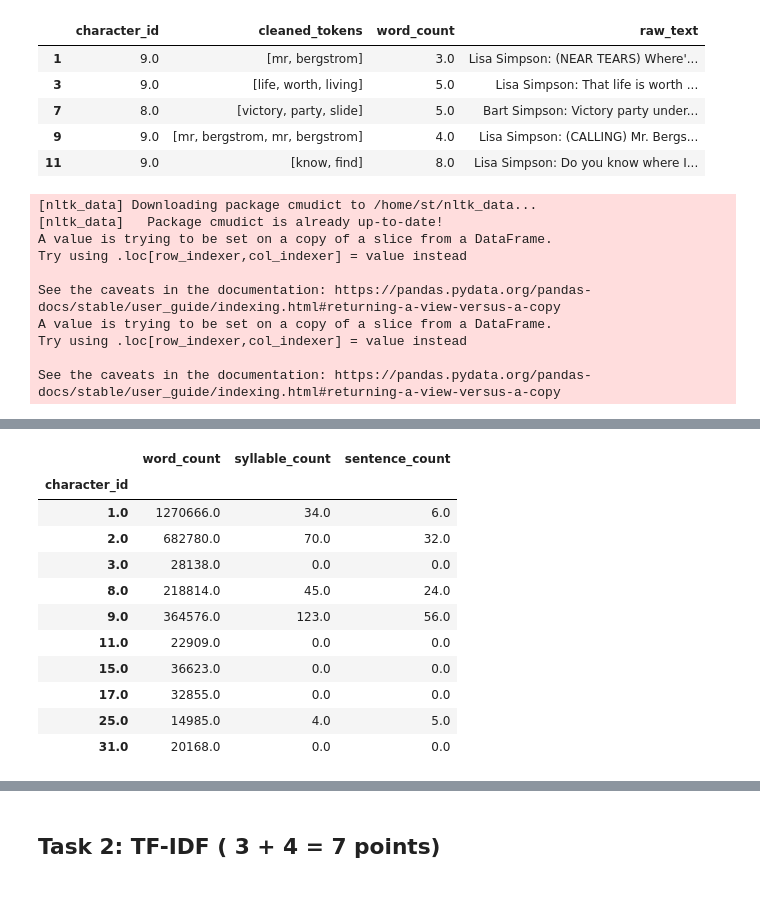
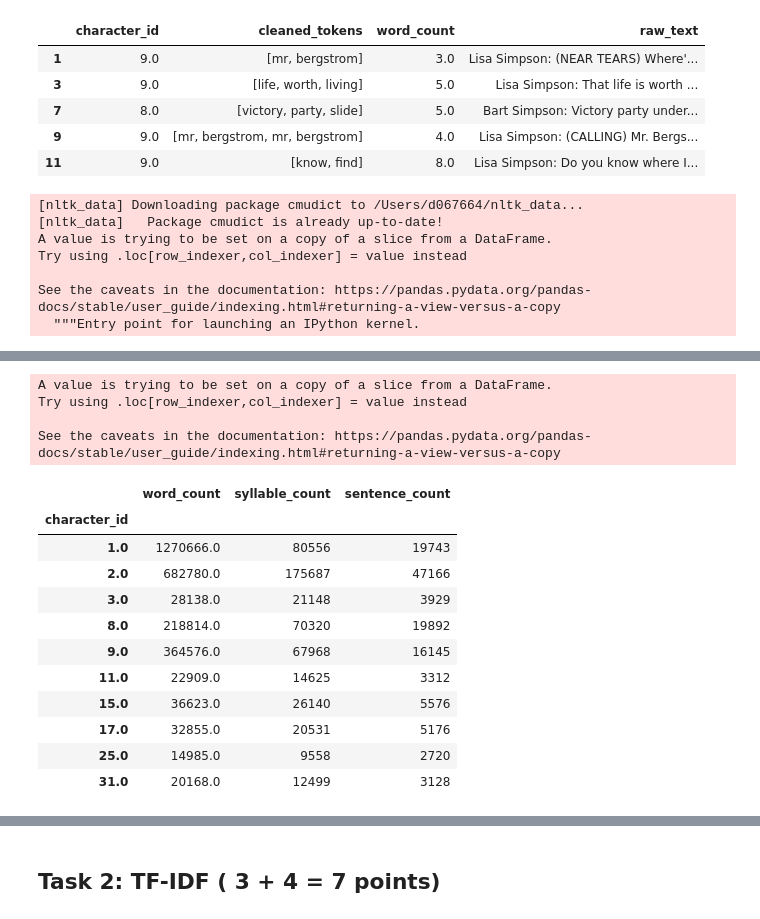
Before and after one commit to fidsusj/HateSpeechDetection, a Jupyter notebook: assignments/2/ITA_assignment_2.ipynb, the cells around one changed output, grey strips where cells are left out. Cells and saved outputs as stored; diff of their text form; code cells hidden in the pictures.

```diff
--- a/assignments/2/ITA_assignment_2.ipynb
+++ b/assignments/2/ITA_assignment_2.ipynb
@@ -378,47 +384,39 @@ df_script_top_ten_final.head()
 import nltk
 nltk.download('cmudict')
 from nltk.corpus import cmudict
-phoneme_dict = dict(cmudict.entries())
 nlp = spacy.load("en_core_web_sm", disable=["tagger", "parser", "ner"]) # load the same spacy model again, with tagger, parser and ner disabled.
 nlp.add_pipe(nlp.create_pipe('sentencizer'))
 
+phoneme_dict = cmudict.dict()
 def syllable_counter(word):
-    count = 0
-    phones = cmudict.dict().get(word)
-    if phones:
-        phones0 = phones[0]
-        count = len([p for p in phones0 if p[-1].isdigit()])
-    #else:
-    #    print("Word not found in cmudict")
-    return count
+    if word.lower() in d:
+        return [len(list(y for y in x if y[-1].isdigit())) for x in phoneme_dict[word.lower()]][0]
+    else:
+        return 0
 
 def total_sylls(tokens):
-    ### function to use with apply method, to count the total number of syllable in line of a script
+    ### function to count the total number of syllable in line of a script
     syllables = []
     for token in tokens:
         syllables.append(syllable_counter(token))
     return sum(syllables)
 
 def sentence_count(raw_text):
-    ### function to use with apply method, to count the total number of sentences in line of a script
+    ### function to count the total number of sentences in line of a script
     doc = nlp(raw_text)
     return len(list(doc.sents))
 
-# TODO: remove [:2] and improve performance
-df_script_top_ten['syllable_count'] = df_script_top_ten["cleaned_tokens"][:50].apply(lambda cell: total_sylls(cell))
-df_script_top_ten['sentence_count'] = df_script_top_ten["raw_text"][:50].apply(lambda cell: sentence_count(cell))
+%timeit df_script_top_ten['syllable_count'] = [total_sylls(cell) for cell in df_script_top_ten["cleaned_tokens"]]
+df_script_top_ten['sentence_count'] = [sentence_count(cell) for cell in df_script_top_ten["raw_text"]]
 #df_script_top_ten.head()
 top_characters_counts = df_script_top_ten.groupby('character_id').agg('sum') ## use aggragations to find the word_count, syllable_count and sentence_count per person
 top_characters_counts = top_characters_counts[["word_count", "syllable_count", "sentence_count"]]
 top_characters_counts.head(10)
 # %% [output]
-[nltk_data] Downloading package cmudict to /home/st/nltk_data...
+[nltk_data] Downloading package cmudict to /Users/d067664/nltk_data...
 [nltk_data]   Package cmudict is already up-to-date!
 A value is trying to be set on a copy of a slice from a DataFrame.
 Try using .loc[row_indexer,col_indexer] = value instead
 
 See the caveats in the documentation: https://pandas.pydata.org/pandas-docs/stable/user_guide/indexing.html#returning-a-view-versus-a-copy
-A value is trying to be set on a copy of a slice from a DataFrame.
-Try using .loc[row_indexer,col_indexer] = value instead
-
-See the caveats in the documentation: https://pandas.pydata.org/pandas-docs/stable/user_guide/indexing.html#returning-a-view-versus-a-copy
+  """Entry point for launching an IPython kernel.
@@ -425,15 +424,19 @@ See the caveats in the documentation: https://pandas.pydata.org/pandas-docs/stab
+A value is trying to be set on a copy of a slice from a DataFrame.
+Try using .loc[row_indexer,col_indexer] = value instead
+
+See the caveats in the documentation: https://pandas.pydata.org/pandas-docs/stable/user_guide/indexing.html#returning-a-view-versus-a-copy
 |  | word_count | syllable_count | sentence_count |
 | character_id |  |  |  |
-| 1.0 | 1270666.0 | 34.0 | 6.0 |
-| 2.0 | 682780.0 | 70.0 | 32.0 |
-| 3.0 | 28138.0 | 0.0 | 0.0 |
-| 8.0 | 218814.0 | 45.0 | 24.0 |
-| 9.0 | 364576.0 | 123.0 | 56.0 |
-| 11.0 | 22909.0 | 0.0 | 0.0 |
-| 15.0 | 36623.0 | 0.0 | 0.0 |
-| 17.0 | 32855.0 | 0.0 | 0.0 |
-| 25.0 | 14985.0 | 4.0 | 5.0 |
-| 31.0 | 20168.0 | 0.0 | 0.0 |
+| 1.0 | 1270666.0 | 80556 | 19743 |
+| 2.0 | 682780.0 | 175687 | 47166 |
+| 3.0 | 28138.0 | 21148 | 3929 |
+| 8.0 | 218814.0 | 70320 | 19892 |
+| 9.0 | 364576.0 | 67968 | 16145 |
+| 11.0 | 22909.0 | 14625 | 3312 |
+| 15.0 | 36623.0 | 26140 | 5576 |
+| 17.0 | 32855.0 | 20531 | 5176 |
+| 25.0 | 14985.0 | 9558 | 2720 |
+| 31.0 | 20168.0 | 12499 | 3128 |
 # %%
 def calculate_flesch_readability(df_row):
     try:
```
Also changed, not shown: parts of 21 cells of this notebook.
